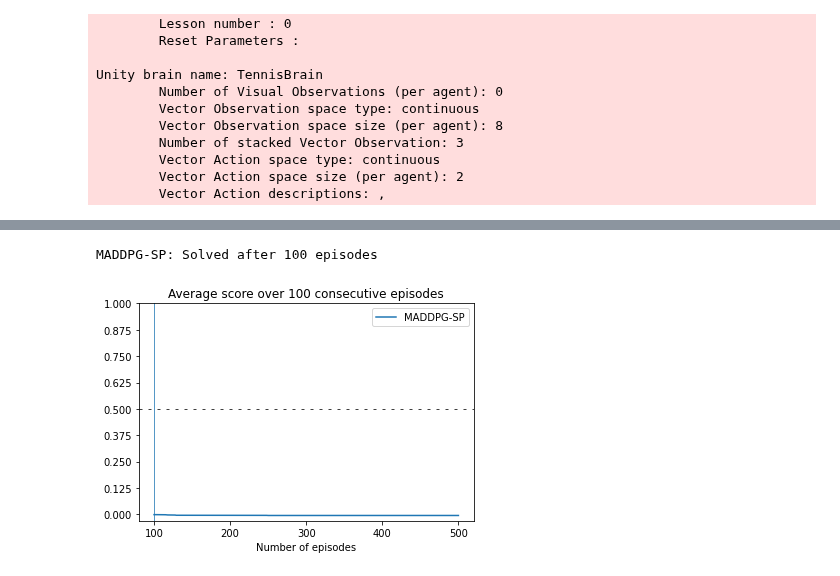
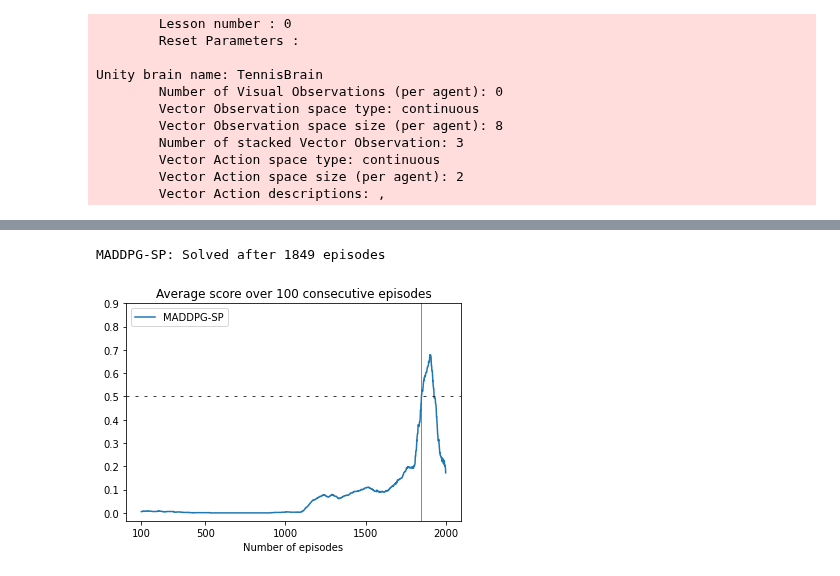
Before and after one commit to francescotorregrossa/deep-reinforcement-learning-nanodegree, a Jupyter notebook: p3-collab-compet/Report.ipynb, the cells around one changed output, grey strips where cells are left out. Saved outputs shown, nothing was run; the diff lists cells and outputs as text; code cells hidden in the pictures.

Commit message:
add most of the report for project 3

```diff
--- a/p3-collab-compet/Report.ipynb
+++ b/p3-collab-compet/Report.ipynb
@@ -294,2 +428,2 @@ class MADDPG:
 # %%
-agents = [('MADDPG-SP', MADDPG(state_size, action_size, num_agents, UniformReplayBuffer(100_000)))]
+agents = [('MADDPG-SP', MADDPG(state_size, action_size, num_agents, UniformReplayBuffer(1_000_000)))]
@@ -296,17 +432,13 @@ agents = [('MADDPG-SP', MADDPG(state_size, action_size, num_agents, UniformRepla
 # %%
-def execute_episode(agent, env, train_mode):
+def execute_episode(agent, env):
     # prepare the environment
     scores = np.zeros(num_agents)
-    env_info = env.reset(train_mode=train_mode)[brain_name]
+    env_info = env.reset(train_mode=True)[brain_name]
+    agent.new_episode()
 
     # get the initial state
     states = env_info.vector_observations
     while True:
-
-        # preprocess the state
-        states[0, 4] *= -1
-        states[0, 12] *= -1
-        states[0, 20] *= -1
 
         # evaluate the current state
         actions = agent.act(states)
@@ -324,8 +456,10 @@ def execute_episode(agent, env, train_mode):
         states = next_states
         scores += rewards
 
-        if np.any(dones):
+        # note that we're interrupting the episode if its score is >= 2
+        # as it's not worth reaching higher values for our current goal
+        if np.any(dones) or np.any(scores >= 2):
             break
 
     # return the total rewards obtained
-    return np.mean(scores)
+    return np.max(scores)
@@ -332,5 +468,5 @@ def execute_episode(agent, env, train_mode):
 # %%
-def train(agent, env, episodes=500, repeat=1, consecutive_episodes=100, show_output=True, save_as=None):
+def train(agent, env, episodes=2000, repeat=1, consecutive_episodes=100, show_output=True, save_as=None):
 
     results = [None] * repeat
     for r in range(repeat):
@@ -341,8 +477,7 @@ def train(agent, env, episodes=500, repeat=1, consecutive_episodes=100, show_out
         for i in range(episodes):
 
             # execute all the episodes and store the results
-            train_mode = i % 200 > 4 or i < 4
-            score = execute_episode(agent, env, train_mode)
+            score = execute_episode(agent, env)
             partial_results[i] = score
 
             if show_output:
@@ -357,9 +492,13 @@ def train(agent, env, episodes=500, repeat=1, consecutive_episodes=100, show_out
         if save_as is not None:
             torch.save(agent.actor.state_dict(), '{}/{}_actor.pth'.format(save_as, r+1))
             torch.save(agent.critic.state_dict(), '{}/{}_critic.pth'.format(save_as, r+1))
+            np.save('{}/report_{}'.format(save_as, r+1), np.array(partial_results))
+
+    results = np.array(results)
+    if save_as is not None:
+        np.save('{}/full_report'.format(save_as), np.array(results))
 
     # use convolutions to calculate the mean and standard deviation summarizing the training step
-    results = np.array(results)
     mean = signal.convolve2d(results, np.ones([repeat, consecutive_episodes]) / (repeat * consecutive_episodes), mode='valid')
     v = signal.convolve2d(results, np.ones([1, consecutive_episodes]) / consecutive_episodes, mode='valid')
     std_dev = signal.convolve2d(v ** 2 - mean ** 2, np.ones([repeat, 1]) / repeat, mode='valid') ** (1/2)
@@ -380,25 +523,24 @@ Agent: MADDPG-SP
 # %%
 def plot_results(agents, training_results):
     for agent, ts in zip(agents, training_results):
         mean, std_dev, _ = ts
         episode_solved = np.argmax(mean > 0.5) + 100
         print('{}: Solved after {} episodes'.format(agent[0], episode_solved))
 
         x = np.arange(100, 100 + mean.size)
         line = plt.plot(x, mean, label = agent[0])
         plt.fill_between(x, mean + std_dev, mean - std_dev, alpha=0.25)
         plt.axvline(episode_solved, lw=0.75, color=line[0].get_color())
 
     plt.axhline(0.5, dashes=(4, 8), lw=0.75, color='black')
-    plt.xticks(np.arange(1, 1 + mean.size / 100) * 100)
-    plt.yticks(np.arange(0, 9) / 8)
+    plt.xticks([100, 500, 1000, 1500, 2000])
+    plt.yticks(np.arange(0, 10) / 10)
     plt.xlabel('Number of episodes')
     plt.title('Average score over 100 consecutive episodes')
     plt.legend()
     plt.show()
 
-plot_results(agents[:1], training_results[:1])
-# plot_results(agents[2:], training_results[2:])
+plot_results(agents, training_results)
 # %% [output]
-MADDPG-SP: Solved after 100 episodes
+MADDPG-SP: Solved after 1849 episodes
-[figure, old version]
+[figure, new version]
```
Also changed, not shown: parts of 24 cells of this notebook, 1 other file.
